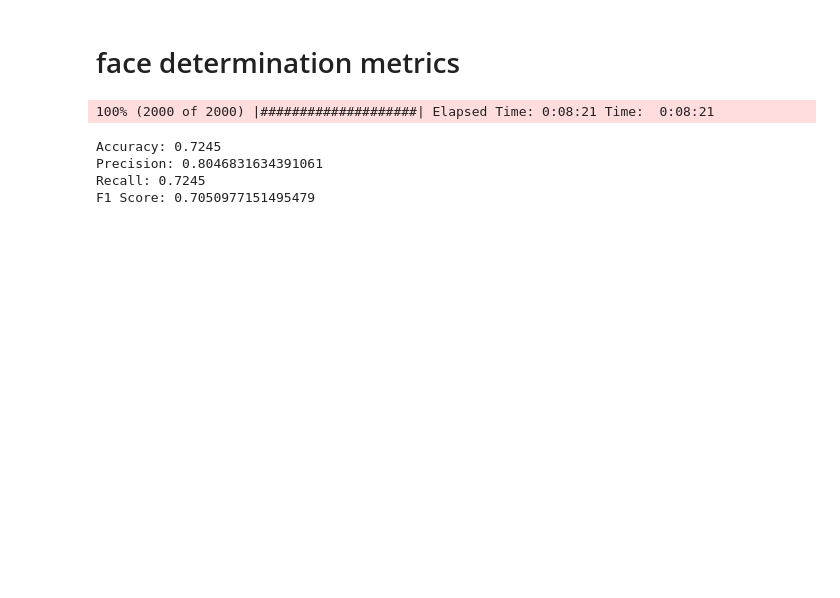
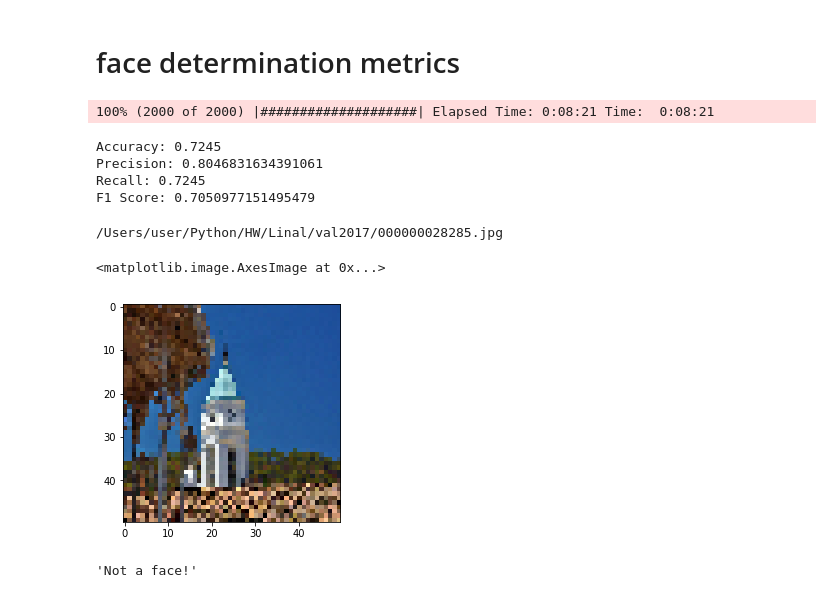
Before and after one commit to apugachev/linear-algebra-project, a Jupyter notebook: update_base_faces_final.ipynb, the cells around one changed output. Cells and saved outputs as stored; diff of their text form; code cells hidden in the pictures; blank space fills up the shorter version.

```diff
--- a/update_base_faces_2.ipynb
+++ b/update_base_faces_final.ipynb
@@ -539,3 +272,19 @@ Accuracy: 0.7245
 Precision: 0.8046831634391061
 Recall: 0.7245
 F1 Score: 0.7050977151495479
+# %%
+random_file_path = '/Users/user/Python/HW/Linal/val2017/000000028285.jpg'
+
+pic = Image.open(random_file_path)
+pic = pic.resize((decomp.pic_size, decomp.pic_size))
+pic = np.array(pic)
+print(random_file_path)
+plt.imshow(pic)
+# %% [output]
+/Users/user/Python/HW/Linal/val2017/000000028285.jpg
+<matplotlib.image.AxesImage at 0x...>
+[figure, added]
+# %%
+decomp.recognize(pic, True, 'nofaces/')
+# %% [output]
+'Not a face!'
```
Also changed, not shown: parts of 32 cells of this notebook, 2 other files.
